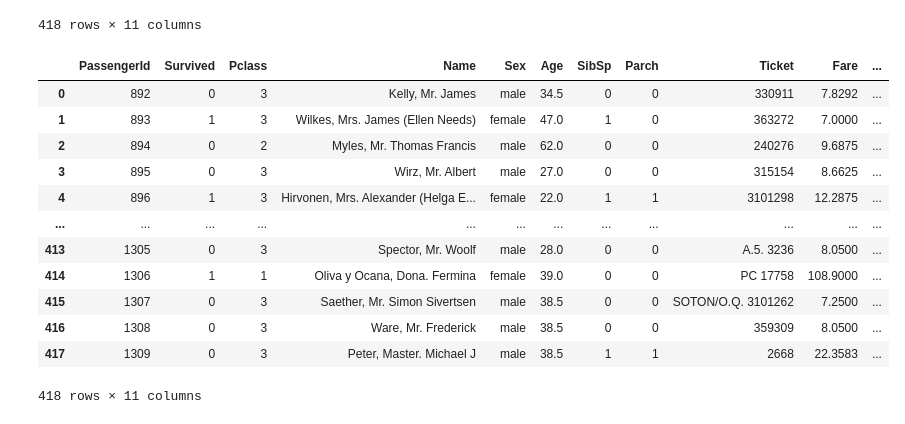
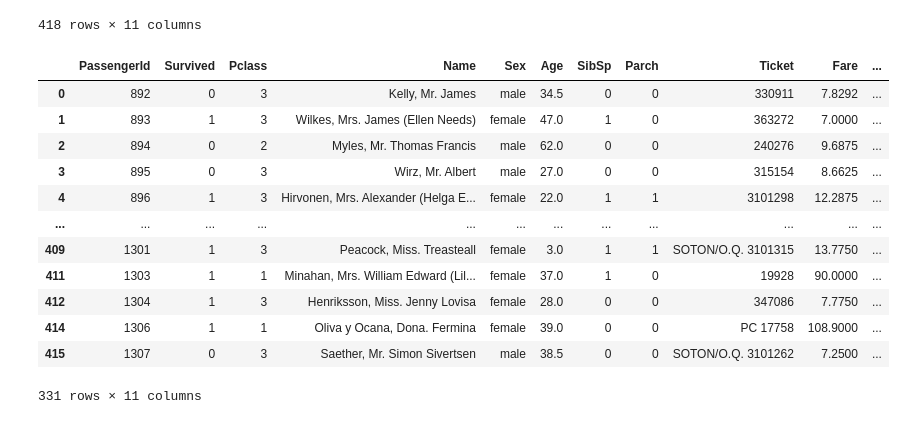
Before and after one commit to Srishti36912/Titanic_python, a Jupyter notebook: data_analysis.ipynb, the cells around one changed output. Cells and saved outputs as stored; diff of their text form; code cells hidden in the pictures.

```diff
--- a/data_analysis.ipynb
+++ b/data_analysis.ipynb
@@ -123,19 +124,20 @@ df
 | 416 | 1308 | 0 | 3 | Ware, Mr. Frederick | male | NaN | 0 | 0 | 359309 | 8.0500 | ... |
 | 417 | 1309 | 0 | 3 | Peter, Master. Michael J | male | NaN | 1 | 1 | 2668 | 22.3583 | ... |
 418 rows × 11 columns
-# %%
-df.fillna(method= 'ffill')
-# %% [output]
-|  | PassengerId | Survived | Pclass | Name | Sex | Age | SibSp | Parch | Ticket | Fare | ... |
-| 0 | 892 | 0 | 3 | Kelly, Mr. James | male | 34.5 | 0 | 0 | 330911 | 7.8292 | ... |
-| 1 | 893 | 1 | 3 | Wilkes, Mrs. James (Ellen Needs) | female | 47.0 | 1 | 0 | 363272 | 7.0000 | ... |
-| 2 | 894 | 0 | 2 | Myles, Mr. Thomas Francis | male | 62.0 | 0 | 0 | 240276 | 9.6875 | ... |
-| 3 | 895 | 0 | 3 | Wirz, Mr. Albert | male | 27.0 | 0 | 0 | 315154 | 8.6625 | ... |
-| 4 | 896 | 1 | 3 | Hirvonen, Mrs. Alexander (Helga E... | female | 22.0 | 1 | 1 | 3101298 | 12.2875 | ... |
-| ... | ... | ... | ... | ... | ... | ... | ... | ... | ... | ... | ... |
-| 413 | 1305 | 0 | 3 | Spector, Mr. Woolf | male | 28.0 | 0 | 0 | A.5. 3236 | 8.0500 | ... |
-| 414 | 1306 | 1 | 1 | Oliva y Ocana, Dona. Fermina | female | 39.0 | 0 | 0 | PC 17758 | 108.9000 | ... |
-| 415 | 1307 | 0 | 3 | Saether, Mr. Simon Sivertsen | male | 38.5 | 0 | 0 | SOTON/O.Q. 3101262 | 7.2500 | ... |
-| 416 | 1308 | 0 | 3 | Ware, Mr. Frederick | male | 38.5 | 0 | 0 | 359309 | 8.0500 | ... |
-| 417 | 1309 | 0 | 3 | Peter, Master. Michael J | male | 38.5 | 1 | 1 | 2668 | 22.3583 | ... |
-418 rows × 11 columns
+# %%
+df = df.dropna()
+df
+# %% [output]
+|  | PassengerId | Survived | Pclass | Name | Sex | Age | SibSp | Parch | Ticket | Fare | ... |
+| 0 | 892 | 0 | 3 | Kelly, Mr. James | male | 34.5 | 0 | 0 | 330911 | 7.8292 | ... |
+| 1 | 893 | 1 | 3 | Wilkes, Mrs. James (Ellen Needs) | female | 47.0 | 1 | 0 | 363272 | 7.0000 | ... |
+| 2 | 894 | 0 | 2 | Myles, Mr. Thomas Francis | male | 62.0 | 0 | 0 | 240276 | 9.6875 | ... |
+| 3 | 895 | 0 | 3 | Wirz, Mr. Albert | male | 27.0 | 0 | 0 | 315154 | 8.6625 | ... |
+| 4 | 896 | 1 | 3 | Hirvonen, Mrs. Alexander (Helga E... | female | 22.0 | 1 | 1 | 3101298 | 12.2875 | ... |
+| ... | ... | ... | ... | ... | ... | ... | ... | ... | ... | ... | ... |
+| 409 | 1301 | 1 | 3 | Peacock, Miss. Treasteall | female | 3.0 | 1 | 1 | SOTON/O.Q. 3101315 | 13.7750 | ... |
+| 411 | 1303 | 1 | 1 | Minahan, Mrs. William Edward (Lil... | female | 37.0 | 1 | 0 | 19928 | 90.0000 | ... |
+| 412 | 1304 | 1 | 3 | Henriksson, Miss. Jenny Lovisa | female | 28.0 | 0 | 0 | 347086 | 7.7750 | ... |
+| 414 | 1306 | 1 | 1 | Oliva y Ocana, Dona. Fermina | female | 39.0 | 0 | 0 | PC 17758 | 108.9000 | ... |
+| 415 | 1307 | 0 | 3 | Saether, Mr. Simon Sivertsen | male | 38.5 | 0 | 0 | SOTON/O.Q. 3101262 | 7.2500 | ... |
+331 rows × 11 columns
```
Also changed, not shown: parts of 8 cells of this notebook.
